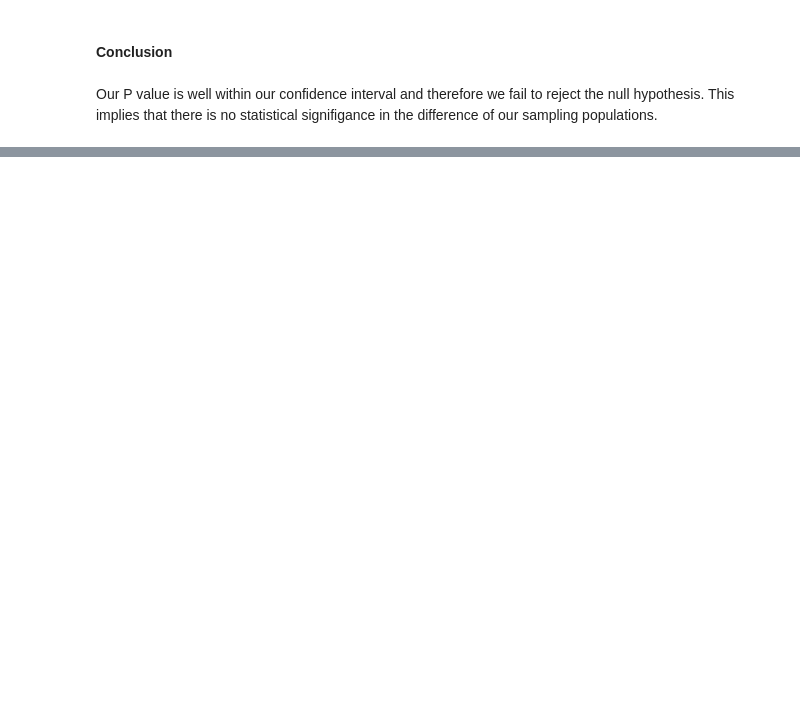
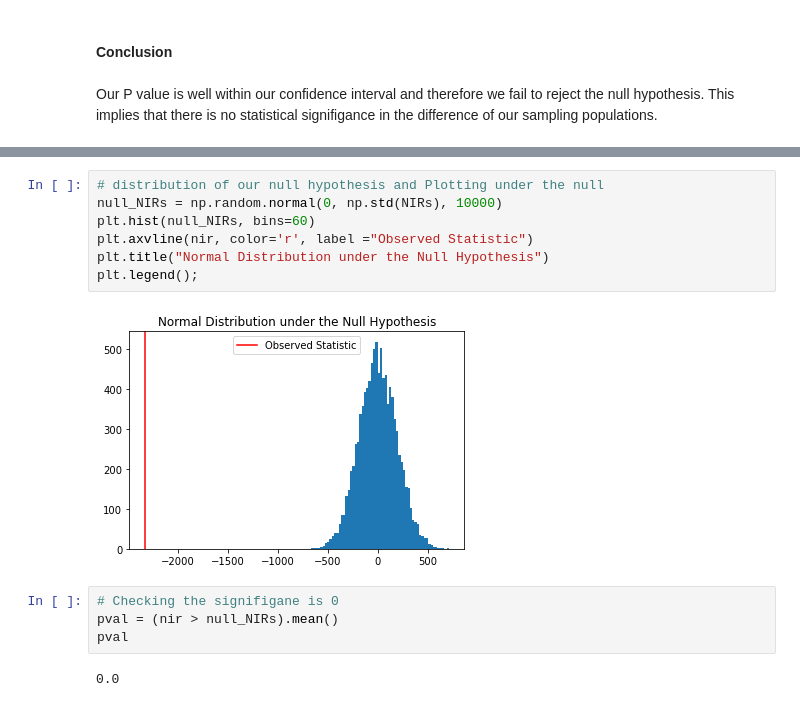
Before and after one commit to caiokinupp/udacity-starbucks, a Jupyter notebook: Starbucks.ipynb, the cells around one changed output, grey strips where cells are left out. Drawn from its saved outputs; the diff is of its cells as text; blank space fills up the shorter version.

```diff
--- a/Starbucks.ipynb
+++ b/Starbucks.ipynb
@@ -236,0 +260,15 @@ Our P value is well within our confidence interval and therefore we fail to reje
+# %%
+# distribution of our null hypothesis and Plotting under the null
+null_NIRs = np.random.normal(0, np.std(NIRs), 10000)
+plt.hist(null_NIRs, bins=60)
+plt.axvline(nir, color='r', label ="Observed Statistic")
+plt.title("Normal Distribution under the Null Hypothesis")
+plt.legend();
+# %% [output]
+[figure, added]
+# %%
+# Checking the signifigane is 0
+pval = (nir > null_NIRs).mean()
+pval
+# %% [output]
+0.0
```
Also changed, not shown: parts of 43 cells of this notebook.
